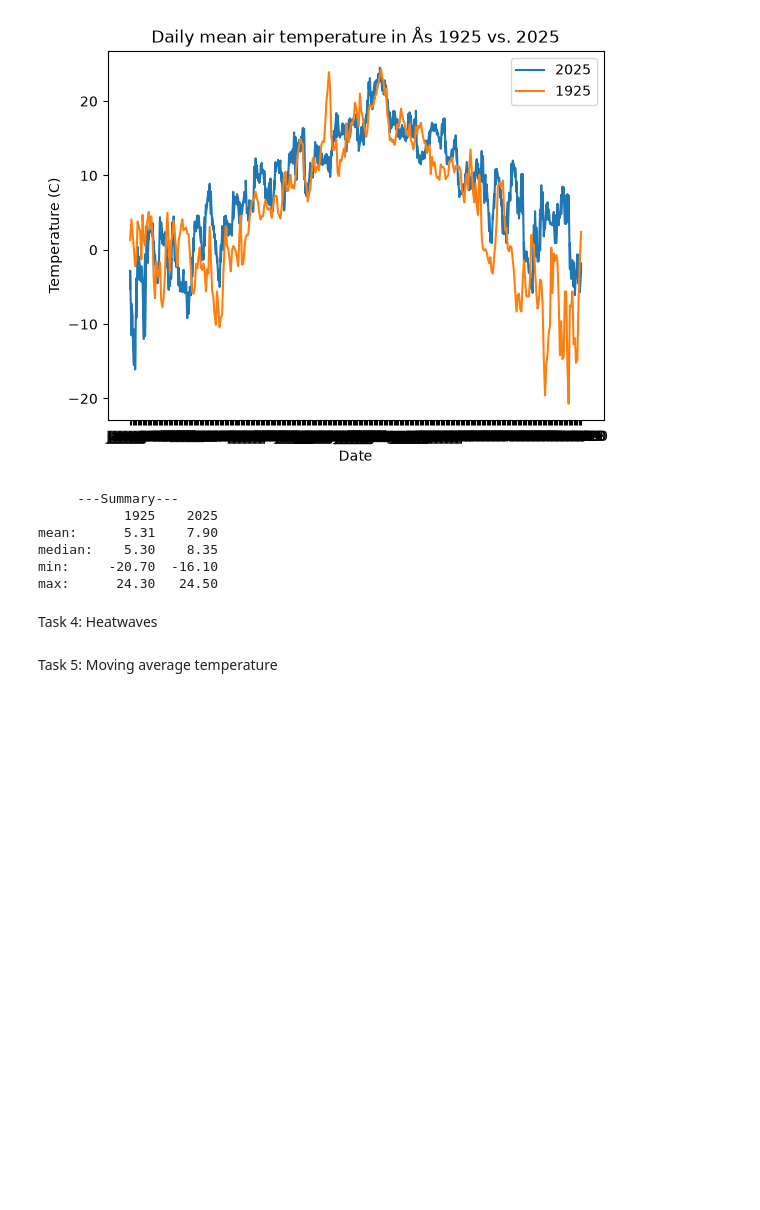
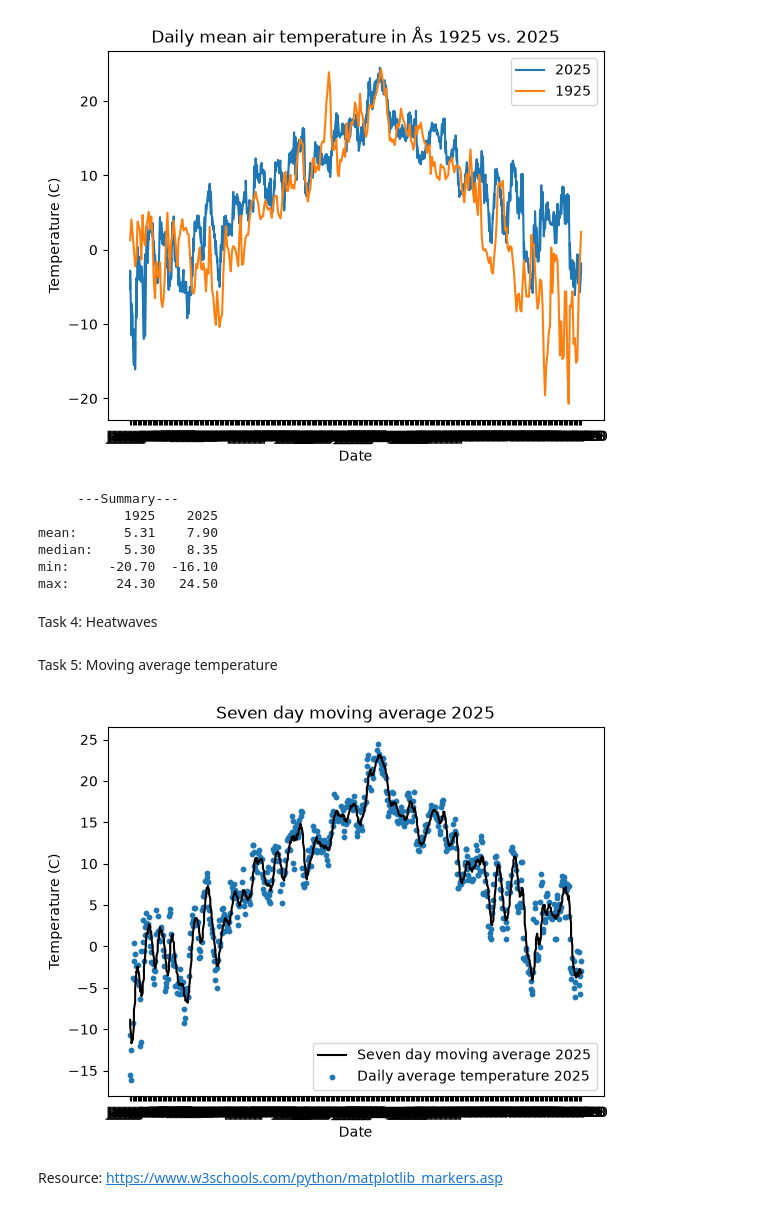
Before and after one commit to GoodDag/Deliverable_1, a Jupyter notebook: Deliverable_1.ipynb, the cells around one changed output. Cells and saved outputs as stored; diff of their text form; code cells hidden in the pictures; blank space fills up the shorter version.

Commit message:
Added code for task 5

```diff
--- a/Deliverable_1.ipynb
+++ b/Deliverable_1.ipynb
@@ -149,3 +149,38 @@ max:      24.30   24.50
 Task 4: Heatwaves
 # %% [markdown]
 Task 5: Moving average temperature
+# %%
+import numpy as np
+
+
+def seven_day_moving_average(temperatures):
+    """
+    Calculates the 7 day moving average for a set of temeratures.
+    """
+    moving_average = np.array([])
+    start = 0
+    end = 7
+    for _ in range(len(temperatures)):
+        if end <= len(temperatures):
+            total = 0
+            for i in range(start, end):
+                total += temperatures['value'][i]
+            moving_average = np.append(moving_average, total / 7)
+            start += 1
+            end += 1
+    return moving_average
+
+
+task5 = seven_day_moving_average(task1_df)
+
+plt.plot(task1_df['referenceTime'][6:], task5, 'k', label='Seven day moving average 2025')
+plt.scatter(task1_df['referenceTime'][6:], task1_df['value'][6:], label='Daily average temperature 2025', s=10)
+plt.xlabel('Date')
+plt.ylabel('Temperature (C)')
+plt.title('Seven day moving average 2025')
+plt.legend()
+plt.show()
+# %% [output]
+[figure, added]
+# %% [markdown]
+Resource: https://www.w3schools.com/python/matplotlib_markers.asp
```
Also changed, not shown: parts of 1 cell of this notebook.
